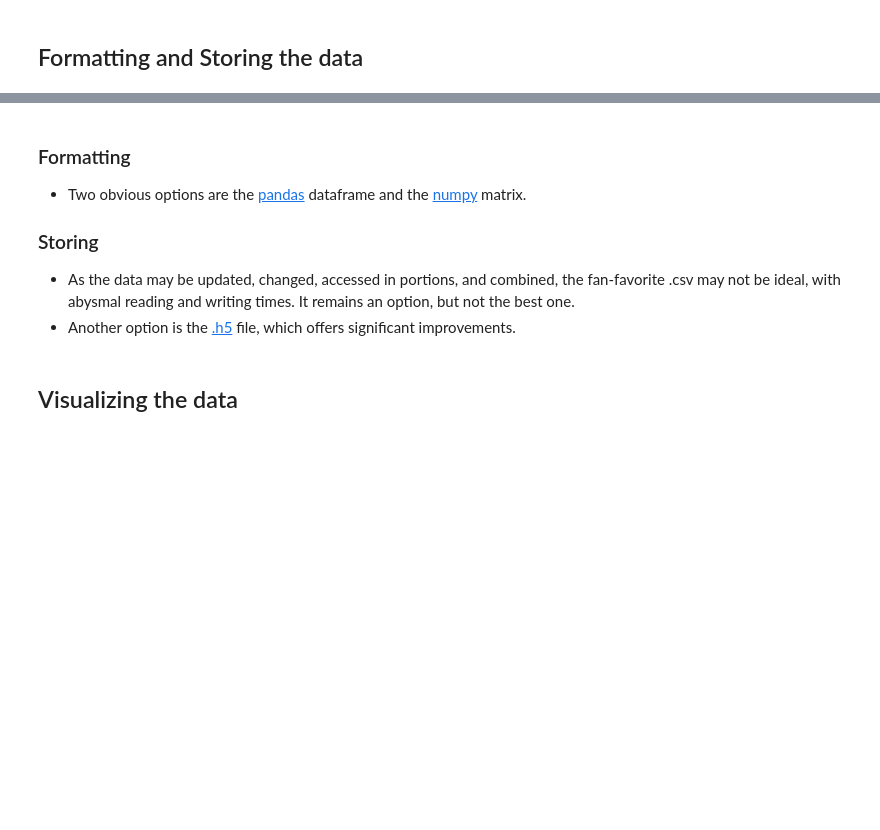
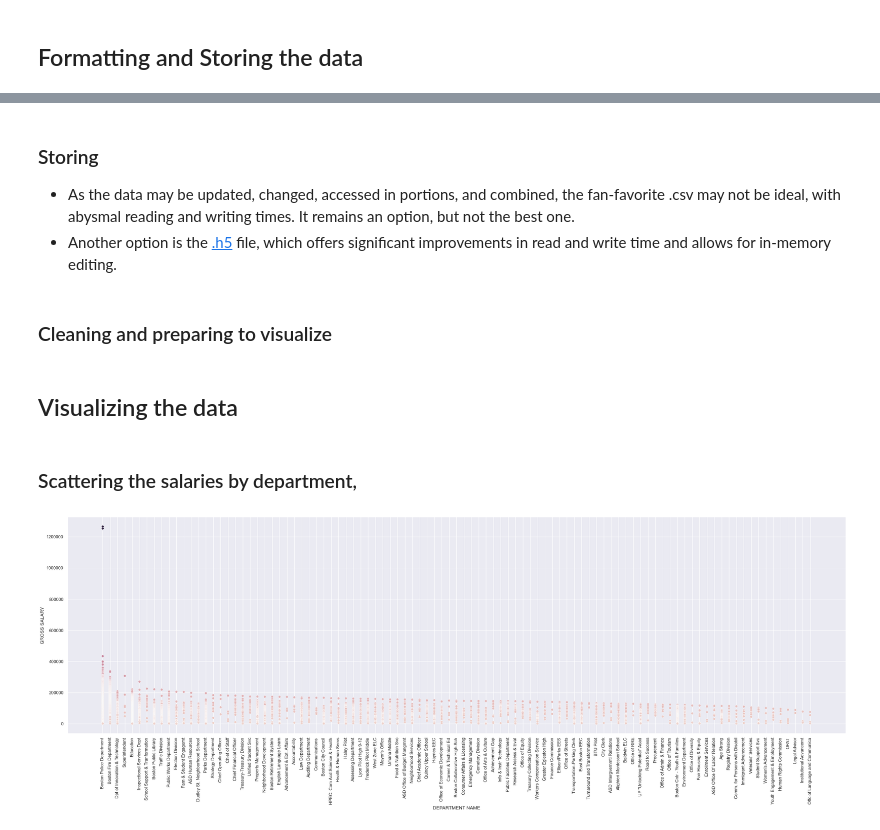
Before and after one commit to atomdog/CBBA, a Jupyter notebook: Documentation.ipynb, the cells around one changed output, grey strips where cells are left out. Drawn from its saved outputs; the diff is of its cells as text; code cells hidden in the pictures; blank space fills up the shorter version.

```diff
--- a/Documentation.ipynb
+++ b/Documentation.ipynb
@@ -141,7 +141,7 @@ for x in range(0, len(rid_fields)):
 # %% [markdown]
 - Getting the first <i>n</i> entries from the dataset:
 # %%
-n = 100
+n = 5
 print("== Requesting ", str(n), "entries from ", rid, " ==")
 print("")
 re = eat_result(n_recent(rid, n))
@@ -170,9 +252,56 @@ for re_iterator in range(0, len(re)):
 # %% [markdown]
-### Formatting
-- Two obvious options are the [pandas](https://pypi.org/project/pandas/) dataframe and the [numpy](https://pypi.org/project/numpy/) matrix.
-
 ### Storing
 - As the data may be updated, changed, accessed in portions, and combined, the fan-favorite .csv may not be ideal, with abysmal reading and writing times. It remains an option, but not the best one.
-- Another option is the [.h5](https://www.pytables.org/cookbook/inmemory_hdf5_files.html) file, which offers significant improvements.
+- Another option is the [.h5](https://www.pytables.org/cookbook/inmemory_hdf5_files.html) file, which offers significant improvements in read and write time and allows for in-memory editing.
+# %% [markdown]
+### Cleaning and preparing to visualize
+# %%
+
+
+departments = our_dataframe['DEPARTMENT_NAME']
+salaries = our_dataframe["TOTAL_GROSS"]
+title = our_dataframe["TITLE"]
+title = our_dataframe["INJURED"]
+regular_salaries = our_dataframe["REGULAR"]
+overtime_salaries = our_dataframe["OVERTIME"]
+salaries_per_department = {}
+for x in range(0, len(departments)):
+    if("BPS" in departments[x] or "K-8" in departments[x] or "Academy" in departments[x] or "Elementary" in departments[x] or "Learning" in departments[x]):
+        departments[x]="Education"
+    if(departments[x]!="None" and salaries[x]!="None"):
+        if(not(departments[x] in salaries_per_department)):
+            salaries_per_department[departments[x]] = [float(salaries[x])]
+        elif((departments[x] in salaries_per_department)):
+            salaries_per_department[departments[x]].append(float(salaries[x]))
 # %% [markdown]
 ## Visualizing the data
+# %% [markdown]
+### Scattering the salaries by department,
+# %%
+import seaborn as sns
+import matplotlib.pyplot as plt
+
+points = []
+points_summed = []
+for x in salaries_per_department:
+    summation=0
+    for y in range(0, len(salaries_per_department[x])):
+        summation+=salaries_per_department[x][y]
+        point = [x, salaries_per_department[x][y]]
+        points.append(point)
+    points_summed.append([x, summation])
+
+our_cleaned_dataframe = pd.DataFrame(points, columns=["DEPARTMENT NAME", "GROSS SALARY"])
+our_cleaned_sum_dataframe = pd.DataFrame(points_summed, columns=["DEPARTMENT NAME", "SUM SALARY PAYOUT"])
+
+
+plt.ticklabel_format(style='plain', axis='y')
+plt.xticks(rotation=90)
+sns.set(rc = {'figure.figsize':(35,10)})
+sns.scatterplot(data=our_cleaned_dataframe, x="DEPARTMENT NAME", y="GROSS SALARY", hue="GROSS SALARY",legend = False)
+plt.show()
+
+#to add a legend: set legend = True;
+#plt.legend(bbox_to_anchor=(1.05, 1), loc=2, borderaxespad=0.)
+# %% [output]
+[figure, added]
```
Also changed, not shown: parts of 6 cells of this notebook.
